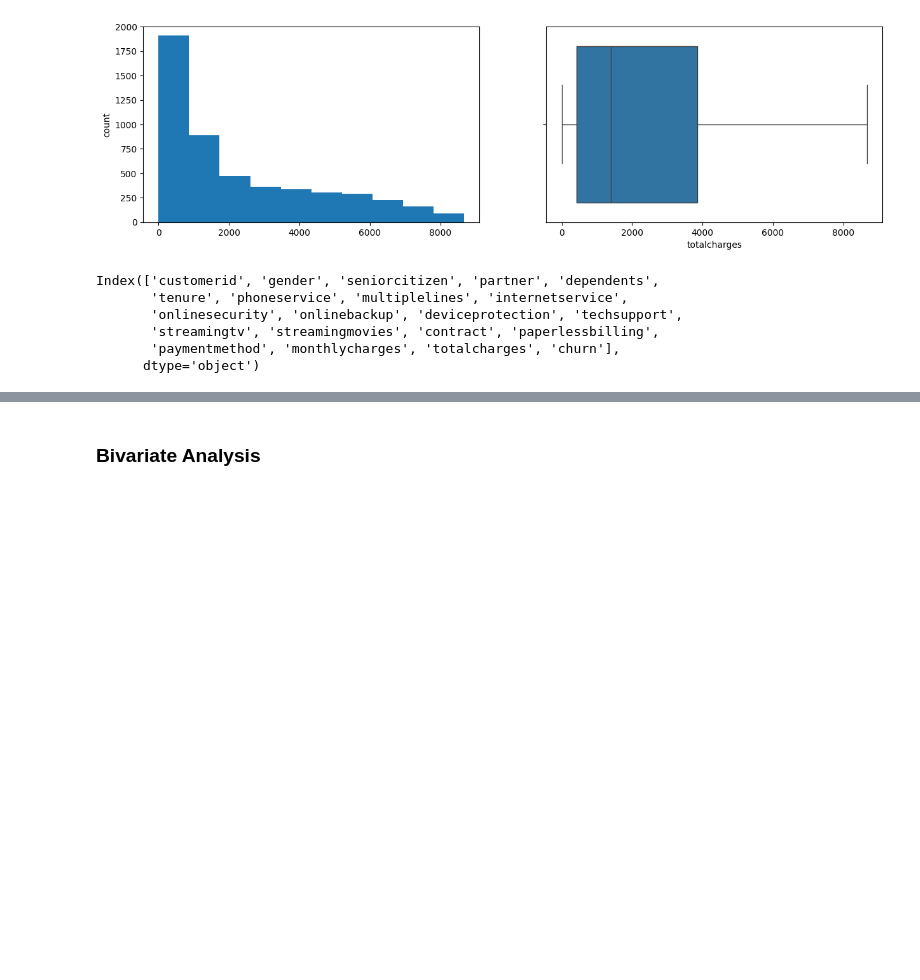
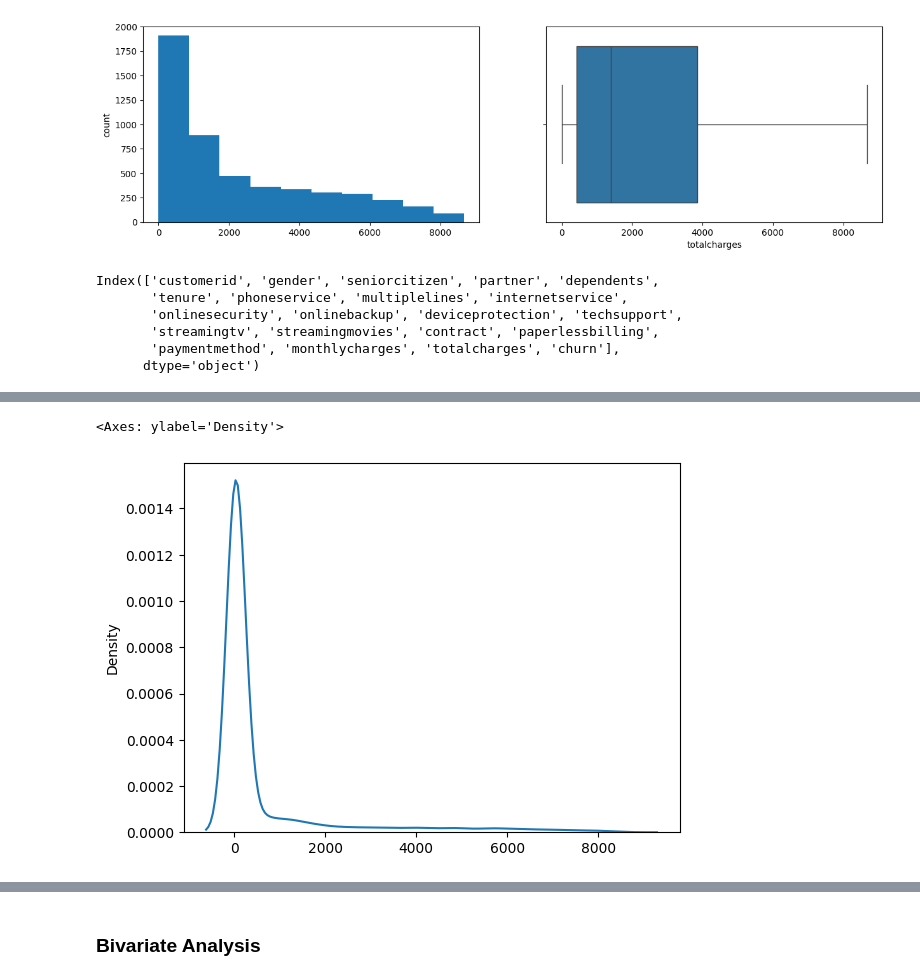
Before and after one commit to MoIdris/Customer-Churn-Prediction, a Jupyter notebook: Notebook/Customer_churn.ipynb, the cells around one changed output, grey strips where cells are left out. Drawn from its saved outputs; the diff is of its cells as text; code cells hidden in the pictures; blank space fills up the shorter version.

```diff
--- a/Notebook/Customer_churn.ipynb
+++ b/Notebook/Customer_churn.ipynb
@@ -408,7 +427,12 @@ axes[2][1].tick_params(labelrotation=90);
 # %%
-# sns.kdeplot(Customer_churn.drop(['customerid', 'gender', 'partner', 'dependents',
-#        'phoneservice', 'multiplelines', 'internetservice',
-#        'onlinesecurity', 'onlinebackup', 'deviceprotection', 'techsupport',
-#        'streamingtv', 'streamingmovies', 'contract', 'paperlessbilling',
-#        'paymentmethod', 'churn'], axis=1).values.ravel())
+# Using density plot to check correlation of Categorical variables
+
+sns.kdeplot(Customer_churn.drop(['customerid', 'gender', 'partner', 'dependents',
+        'phoneservice', 'multiplelines', 'internetservice',
+        'onlinesecurity', 'onlinebackup', 'deviceprotection', 'techsupport',
+        'streamingtv', 'streamingmovies', 'contract', 'paperlessbilling',
+        'paymentmethod', 'churn'], axis=1).values.ravel())
+# %% [output]
+<Axes: ylabel='Density'>
+[figure, added]
 # %%
```
Also changed, not shown: parts of 16 cells of this notebook.
